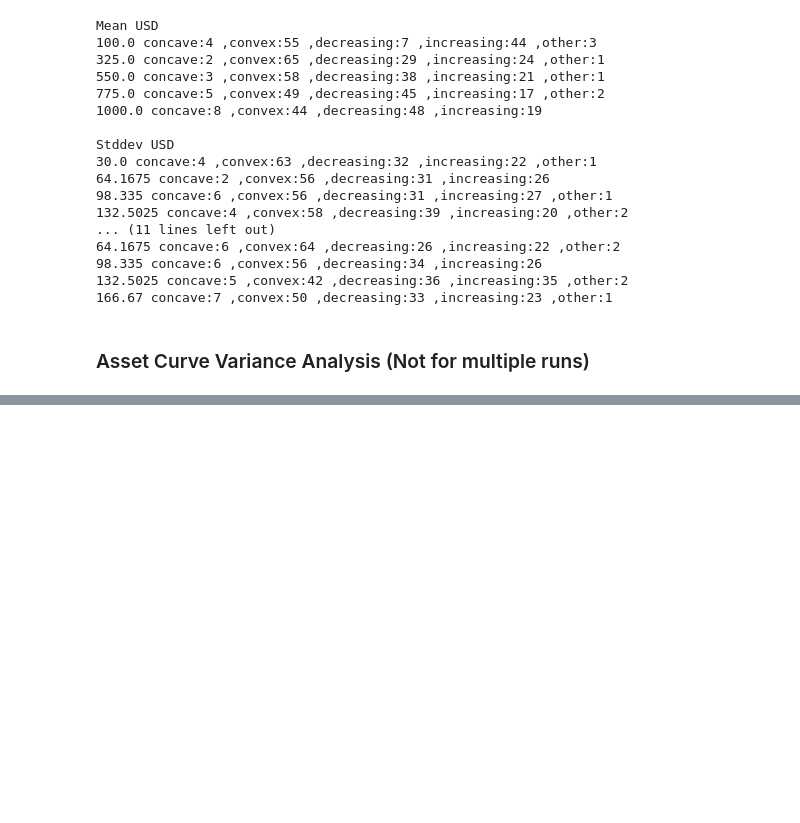
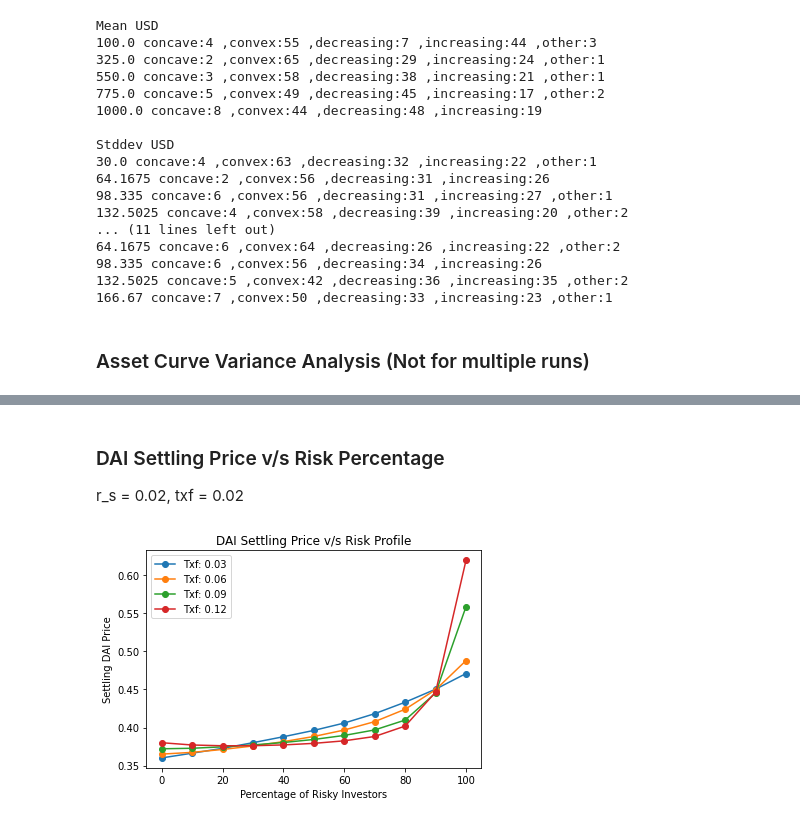
Before and after one commit to ANRGUSC/DAISIM, a Jupyter notebook: Trend-Analyzer.ipynb, the cells around one changed output, grey strips where cells are left out. Saved outputs shown, nothing was run; the diff lists cells and outputs as text; code cells hidden in the pictures; blank space fills up the shorter version.

```diff
--- a/Trend-Analyzer.ipynb
+++ b/Trend-Analyzer.ipynb
@@ -326,0 +421,14 @@ txf_set
+# %%
+def get_filter_vars_from_path(path, filter_vars):
+    path_split = path[12:-1].split(',')
+
+    var_dict = {}
+
+    for i in path_split:
+        key, val = i.split(':')
+        var_dict[key] = val
+
+    return [var_dict[filter_var] for filter_var in filter_vars]
+
+def percentage_unset_bits(risk_bitmask):
+    return round((risk_bitmask.count('0') / len(risk_bitmask)) * 100, 2)
@@ -326,0 +512,53 @@ txf_set
+# %% [markdown]
+### DAI Settling Price v/s Risk Percentage
+r_s = 0.02, txf = 0.02
+# %%
+experiment_dir = "Experiments/RiskBitmaskExperimentHigh/logs"
+plot_dir = "Experiments/RiskBitmaskExperimentHigh/plots"
+
+os.makedirs(plot_dir, exist_ok=True)
+
+cdp_rate = 0.02
+txf_list = [i * 0.03 for i in range(1, 5)]
+
+filter_vars = ['mean_usd', 'mean_dai', 'stddev_dai', 'stddev_usd', 'risk_bitmask']
+
+for txf in txf_list:
+    plot_dict_risk = defaultdict(list)
+
+    for logdir in os.listdir(experiment_dir):
+
+        summary_file = os.path.join(experiment_dir, logdir, "sim-summary.pickle")
+
+        infile = open(summary_file, 'rb')
+        cdp_axis, txf_axis, run_axis, dai_price_history_axis, asset_history_axis, risk_params = pickle.load(infile)
+        infile.close()
+
+        filtered_vars = get_filter_vars_from_path(logdir, filter_vars)
+
+        for cdp, txfee, daip in zip(cdp_axis, txf_axis, dai_price_history_axis):
+            if txfee == txf:
+                plot_dict_risk[float(percentage_unset_bits(filtered_vars[4]))].append(daip[0])
+
+    for plot_dict_key in sorted(plot_dict_risk.keys()):
+        plot_dict_risk[plot_dict_key] = sum(plot_dict_risk[plot_dict_key]) / len(plot_dict_risk[plot_dict_key])
+
+    x = []
+    y = []
+
+    for plot_dict_key in sorted(plot_dict_risk.keys()):
+        x.append(plot_dict_key)
+        y.append(plot_dict_risk[plot_dict_key])
+
+    mp.plot(x,y, marker='o', label = "Txf: " + str(txf))
+    mp.xlabel("Percentage of Risky Investors")
+    mp.ylabel("Settling DAI Price")
+
+plot_name = "DAIPrice_vs_RiskPercentage_CDPRate_0.02"
+mp.title("DAI Settling Price v/s Risk Profile")
+mp.legend()
+mp.savefig(os.path.join(plot_dir, plot_name) + ".jpeg")
+tikzplotlib.save(os.path.join(plot_dir, plot_title + ".tex"))
+mp.show()
+# %% [output]
+[figure, added]
```
Also changed, not shown: parts of 19 cells of this notebook, 6 other files.
